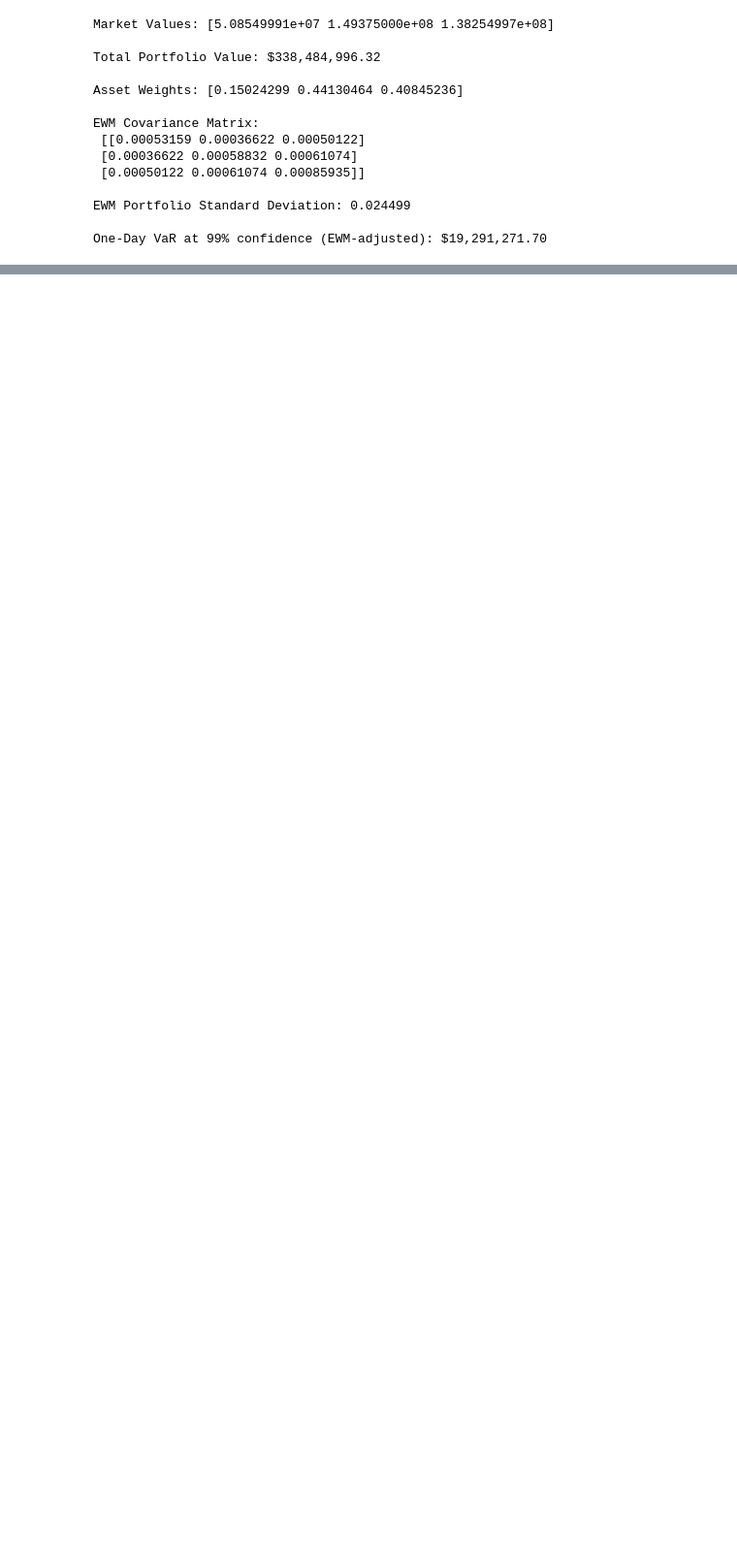
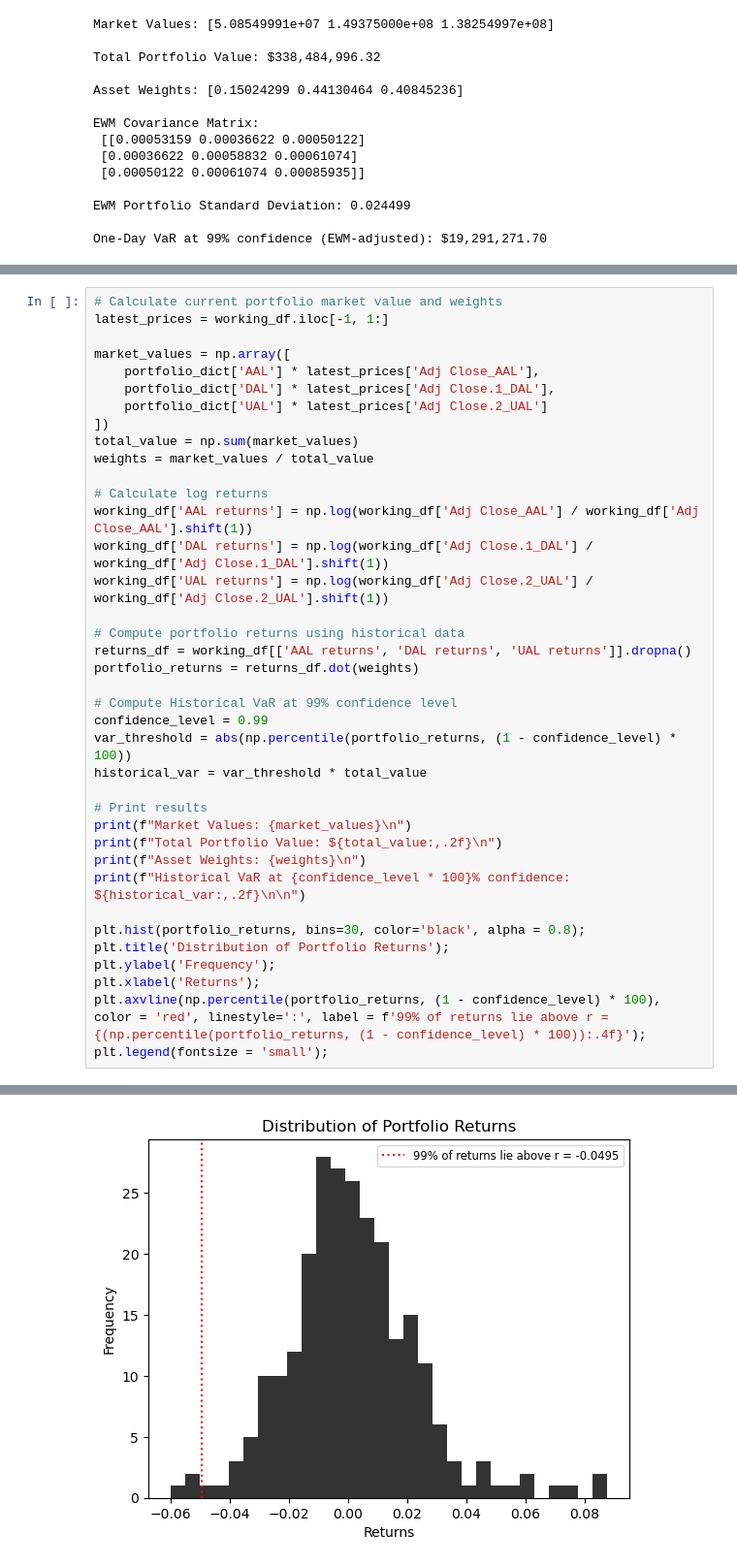
Before and after one commit to dimitris-markopoulos/QuantitativeFinance, a Jupyter notebook: VaR/Parametric_&_Historical_VaR.ipynb, the cells around one changed output, grey strips where cells are left out. Shown: that part at 97% size. Cells and saved outputs as stored; diff of their text form; blank space fills up the shorter version.

```diff
--- a/VaR/Parametric_&_Historical_VaR.ipynb
+++ b/VaR/Parametric_&_Historical_VaR.ipynb
@@ -147,0 +150,39 @@ One-Day VaR at 99% confidence (EWM-adjusted): $19,291,271.70
+# %%
+# Calculate current portfolio market value and weights
+latest_prices = working_df.iloc[-1, 1:]
+
+market_values = np.array([
+    portfolio_dict['AAL'] * latest_prices['Adj Close_AAL'],
+    portfolio_dict['DAL'] * latest_prices['Adj Close.1_DAL'],
+    portfolio_dict['UAL'] * latest_prices['Adj Close.2_UAL']
+])
+total_value = np.sum(market_values)
+weights = market_values / total_value
+
+# Calculate log returns
+working_df['AAL returns'] = np.log(working_df['Adj Close_AAL'] / working_df['Adj Close_AAL'].shift(1))
+working_df['DAL returns'] = np.log(working_df['Adj Close.1_DAL'] / working_df['Adj Close.1_DAL'].shift(1))
+working_df['UAL returns'] = np.log(working_df['Adj Close.2_UAL'] / working_df['Adj Close.2_UAL'].shift(1))
+
+# Compute portfolio returns using historical data
+returns_df = working_df[['AAL returns', 'DAL returns', 'UAL returns']].dropna()
+portfolio_returns = returns_df.dot(weights)
+
+# Compute Historical VaR at 99% confidence level
+confidence_level = 0.99
+var_threshold = abs(np.percentile(portfolio_returns, (1 - confidence_level) * 100))
+historical_var = var_threshold * total_value
+
+# Print results
+print(f"Market Values: {market_values}\n")
+print(f"Total Portfolio Value: ${total_value:,.2f}\n")
+print(f"Asset Weights: {weights}\n")
+print(f"Historical VaR at {confidence_level * 100}% confidence: ${historical_var:,.2f}\n\n")
+
+plt.hist(portfolio_returns, bins=30, color='black', alpha = 0.8);
+plt.title('Distribution of Portfolio Returns');
+plt.ylabel('Frequency');
+plt.xlabel('Returns');
+plt.axvline(np.percentile(portfolio_returns, (1 - confidence_level) * 100), color = 'red', linestyle=':', label = f'99% of returns lie above r = {(np.percentile(portfolio_returns, (1 - confidence_level) * 100)):.4f}');
+plt.legend(fontsize = 'small');
+# %% [output]
@@ -147,0 +196 @@ One-Day VaR at 99% confidence (EWM-adjusted): $19,291,271.70
+[figure, added]
```
Also changed, not shown: parts of 3 cells of this notebook.
